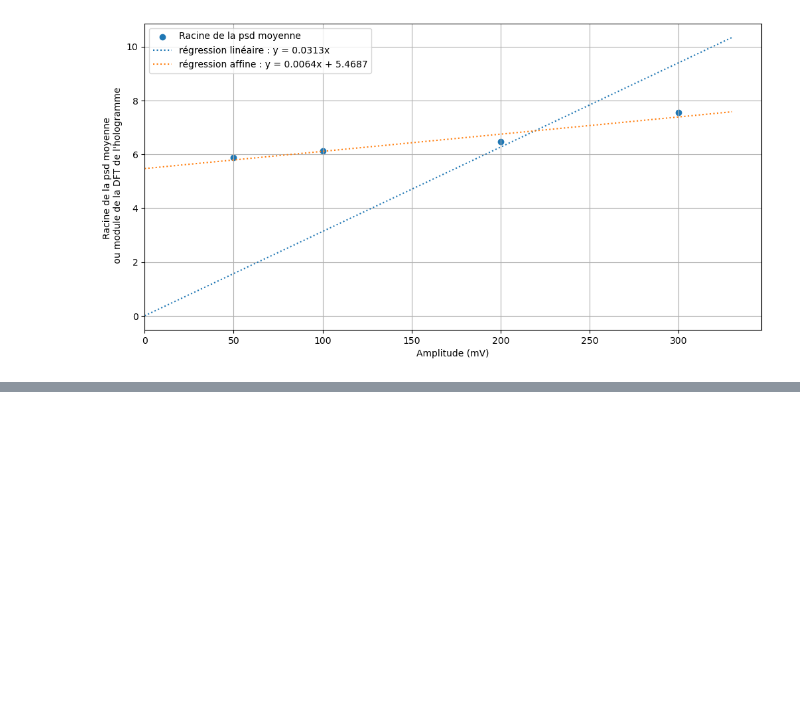
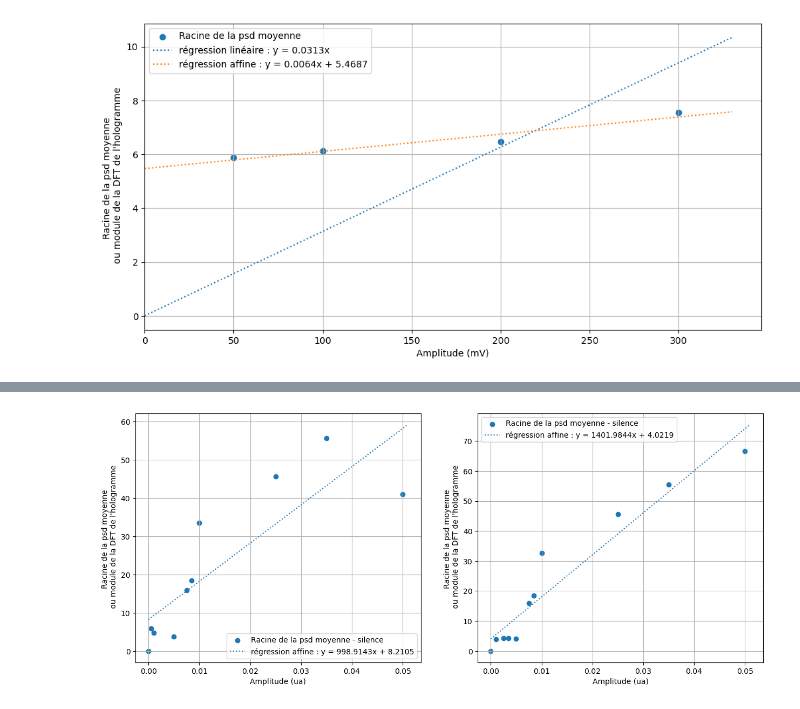
Before and after one commit to lm-al/Graphes_lamellophone, a Jupyter notebook: Graphes_lamellophone.ipynb, the cells around one changed output, grey strips where cells are left out. Drawn from its saved outputs; the diff is of its cells as text; code cells hidden in the pictures; blank space fills up the shorter version.

```diff
--- a/Graphes_lamellophone.ipynb
+++ b/Graphes_lamellophone.ipynb
@@ -106,0 +156,35 @@ plt.show()
+# %%
+psd_mean_ua1_s = psd_mean_ua1-7
+sqrt_psd_mean_ua1_s = np.sqrt(psd_mean_ua1_s)
+psd_mean_ua2_s = psd_mean_ua2-2.9
+sqrt_psd_mean_ua2_s = np.sqrt(psd_mean_ua2_s)
+# %%
+popt_ua1s,pcov_ua1s = curve_fit(affine, Amplitude_ua_set1, sqrt_psd_mean_ua1_s)
+a_ua1s,b_ua1s = popt_ua1s
+
+popt_ua2s,pcov_ua2s = curve_fit(affine, Amplitude_ua_set2, sqrt_psd_mean_ua2_s)
+a_ua2s,b_ua2s = popt_ua2s
+
+xfit = np.linspace(0, 0.051, 100)
+plt.figure(figsize=(15, 6))
+
+plt.subplot(1, 2, 1)
+plt.scatter(Amplitude_ua_set1, sqrt_psd_mean_ua1_s, label="Racine de la psd moyenne - silence")
+plt.plot(xfit, affine(xfit, a_ua1s, b_ua1s),linestyle=':',label=f"régression affine : y = {a_ua1s:.4f}x + {b_ua1s:.4f}")
+plt.grid(True)
+plt.xlabel("Amplitude (ua)")
+plt.ylabel("Racine de la psd moyenne \n ou module de la DFT de l'hologramme")
+plt.legend()
+
+
+plt.subplot(1, 2, 2)
+plt.scatter(Amplitude_ua_set2, sqrt_psd_mean_ua2_s, label="Racine de la psd moyenne - silence")
+plt.plot(xfit, affine(xfit, a_ua2s, b_ua2s),linestyle=':',label=f"régression affine : y = {a_ua2s:.4f}x + {b_ua2s:.4f}")
+plt.grid(True)
+plt.xlabel("Amplitude (ua)")
+plt.ylabel("Racine de la psd moyenne \n ou module de la DFT de l'hologramme")
+plt.legend()
+
+plt.show()
+# %% [output]
+[figure, added]
```
Also changed, not shown: parts of 2 cells of this notebook.
